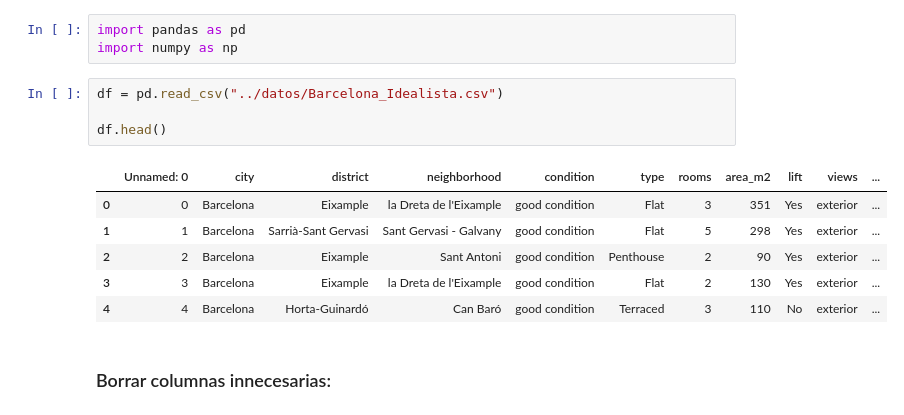
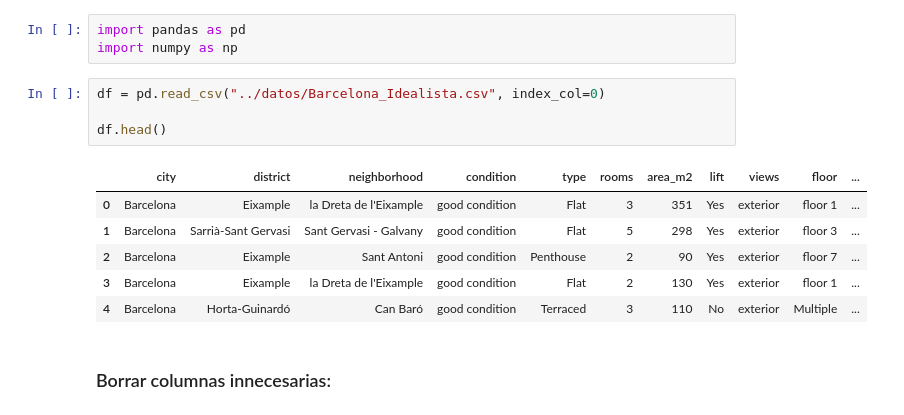
Before and after one commit to pauclaret/idealista_prices, a Jupyter notebook: test.ipynb, the cells around one changed output. Cells and saved outputs as stored; diff of their text form.

```diff
--- a/test.ipynb
+++ b/test.ipynb
@@ -6,16 +6,16 @@
 import pandas as pd
 import numpy as np
 # %%
-df = pd.read_csv("../datos/Barcelona_Idealista.csv")
+df = pd.read_csv("../datos/Barcelona_Idealista.csv", index_col=0)
 
 df.head()
 # %% [output]
-|  | Unnamed: 0 | city | district | neighborhood | condition | type | rooms | area_m2 | lift | views | ... |
-| 0 | 0 | Barcelona | Eixample | la Dreta de l'Eixample | good condition | Flat | 3 | 351 | Yes | exterior | ... |
-| 1 | 1 | Barcelona | Sarrià-Sant Gervasi | Sant Gervasi - Galvany | good condition | Flat | 5 | 298 | Yes | exterior | ... |
-| 2 | 2 | Barcelona | Eixample | Sant Antoni | good condition | Penthouse | 2 | 90 | Yes | exterior | ... |
-| 3 | 3 | Barcelona | Eixample | la Dreta de l'Eixample | good condition | Flat | 2 | 130 | Yes | exterior | ... |
-| 4 | 4 | Barcelona | Horta-Guinardó | Can Baró | good condition | Terraced | 3 | 110 | No | exterior | ... |
+|  | city | district | neighborhood | condition | type | rooms | area_m2 | lift | views | floor | ... |
+| 0 | Barcelona | Eixample | la Dreta de l'Eixample | good condition | Flat | 3 | 351 | Yes | exterior | floor 1 | ... |
+| 1 | Barcelona | Sarrià-Sant Gervasi | Sant Gervasi - Galvany | good condition | Flat | 5 | 298 | Yes | exterior | floor 3 | ... |
+| 2 | Barcelona | Eixample | Sant Antoni | good condition | Penthouse | 2 | 90 | Yes | exterior | floor 7 | ... |
+| 3 | Barcelona | Eixample | la Dreta de l'Eixample | good condition | Flat | 2 | 130 | Yes | exterior | floor 1 | ... |
+| 4 | Barcelona | Horta-Guinardó | Can Baró | good condition | Terraced | 3 | 110 | No | exterior | Multiple | ... |
 # %% [markdown]
 ### Borrar columnas innecesarias:
 # %%
```
Also changed, not shown: parts of 1 cell of this notebook.
